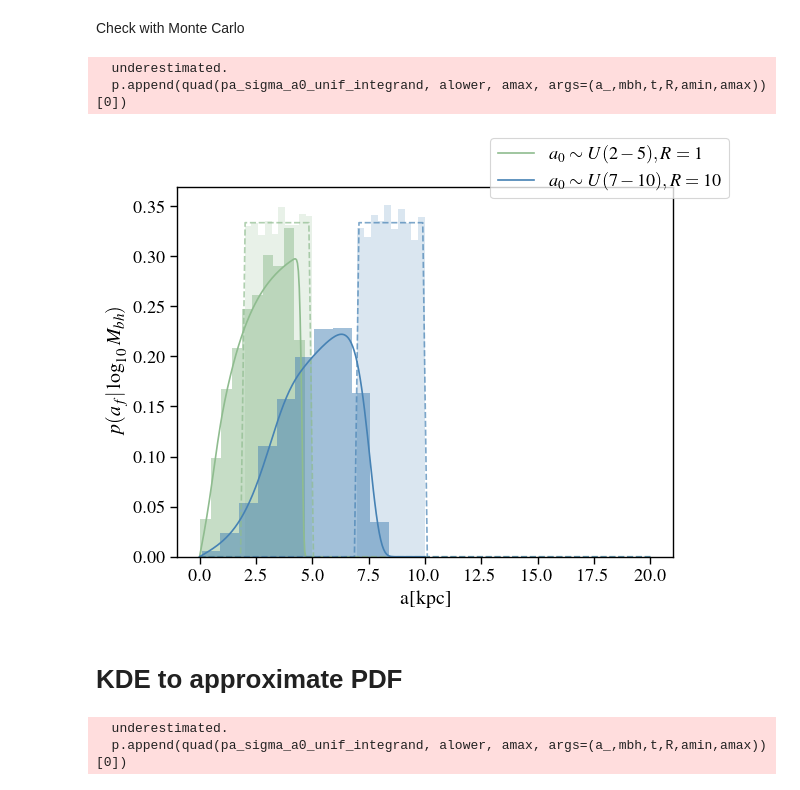
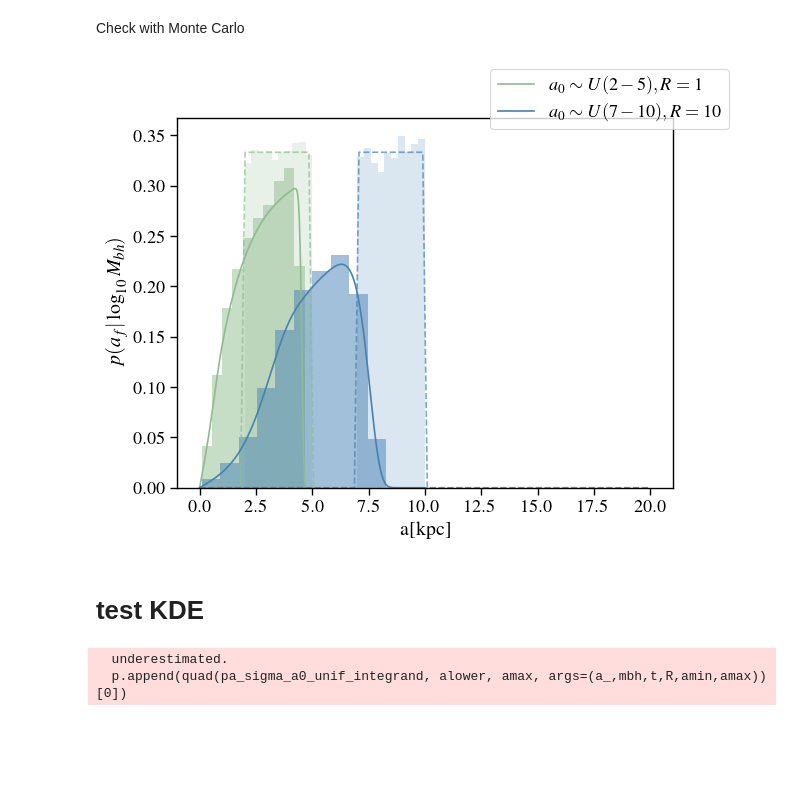
Before and after one commit to insepien/dftime, a Jupyter notebook: analytics.ipynb, the cells around one changed output. Drawn from its saved outputs; the diff is of its cells as text; code cells hidden in the pictures; blank space fills up the shorter version.

```diff
--- a/analytics.ipynb
+++ b/analytics.ipynb
@@ -132,41 +57,24 @@ fig.legend(loc="center right",bbox_to_anchor=(1.25,0.5));
 # %% [markdown]
 Check with Monte Carlo
 # %%
-def af_from_a0(a0,mbh,t,R):
-    logmbh = np.log10(mbh)
-    N = len(a0)
-    # sample sigma
-    logsigma = np.random.normal(loc=1/beta*logmbh-alpha/beta,scale=epsilon/beta,size=N)
-    sigma = 10**logsigma*200
-    af = np.sqrt(a0**2 - mbh*t/(gamma/R*sigma))
-    return af
-
-def monte_carlo_unif_a0(amin, amax, mbh=1e8, t=1, R=1, N=10000):
-    # sample a0
-    a0 = np.random.uniform(amin,amax,N)
-    af = af_from_a0(a0,mbh,t,R)
-    return a0,af
-
 def plot_mc(ax,clr,a0,af):
     ax.hist(af,density=True,color=clr,alpha=0.5)
     ax.hist(a0,density=True,color=clr,alpha=0.2)
 
 a0S,afS = monte_carlo_unif_a0(amin=2, amax=5)
 a0L,afL = monte_carlo_unif_a0(amin=7, amax=10, R=10)
 
 fig,ax = plt.subplots()
 plot_pa_unif(2,5,1e8,1,1,ax,"darkseagreen")
 plot_mc(ax,"darkseagreen",a0S,afS)
 
 plot_pa_unif(7,10,1e8,1,10,ax,"steelblue")
 plot_mc(ax,"steelblue",a0L,afL)
 
 ax.set_xlabel("a[kpc]")
 ax.set_ylabel(r"$p(a_f|\log_{10}{M_{bh}})$")
 fig.legend();
 # %% [output]
-  underestimated.
-  p.append(quad(pa_sigma_a0_unif_integrand, alower, amax, args=(a_,mbh,t,R,amin,amax))[0])
-[figure, old version]
+[figure, new version]
 # %% [markdown]
-# KDE to approximate PDF
+# test KDE
```
Also changed, not shown: parts of 30 cells of this notebook, 6 other files.
